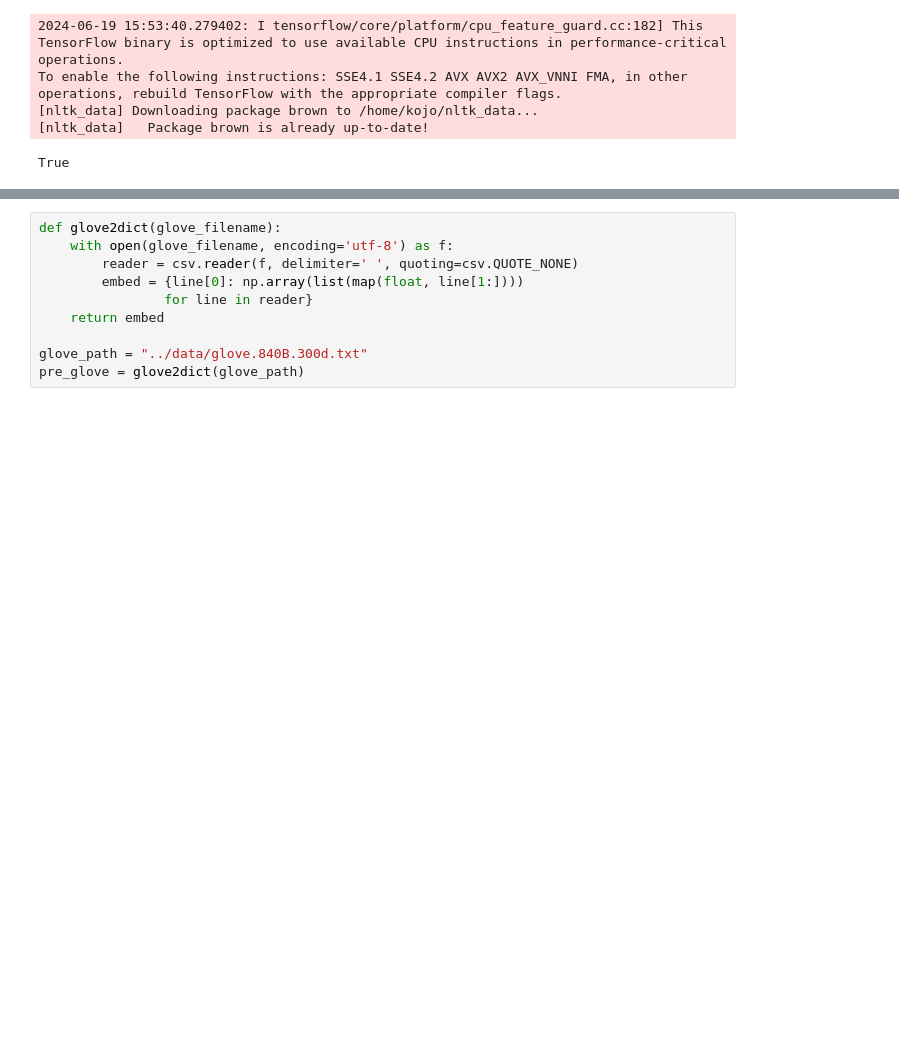
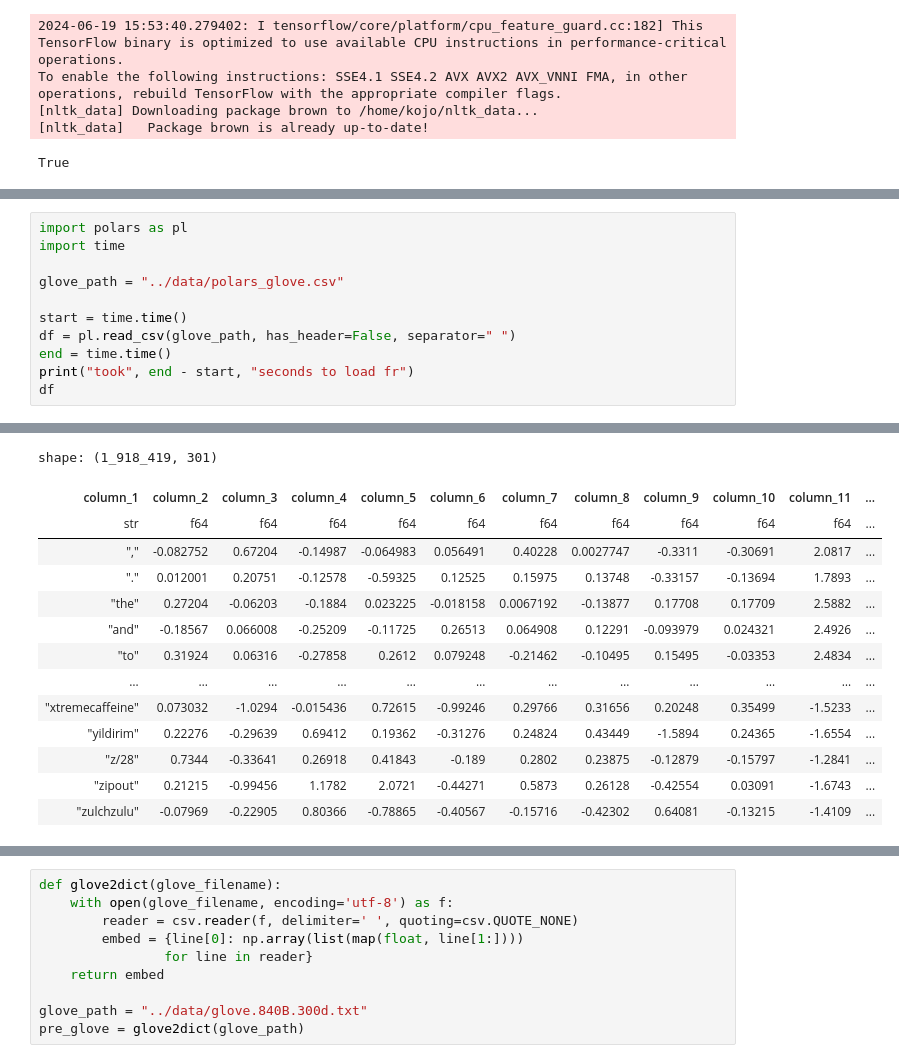
Before and after one commit to Kalamojo/DrQA-Implementation, a Jupyter notebook: src/mitens_test.ipynb, the cells around one changed output, grey strips where cells are left out. Drawn from its saved outputs; the diff is of its cells as text; blank space fills up the shorter version.

```diff
--- a/src/mitens_test.ipynb
+++ b/src/mitens_test.ipynb
@@ -16,0 +62,12 @@ True
+# %%
+import polars as pl
+import time
+
+glove_path = "../data/polars_glove.csv"
+
+start = time.time()
+df = pl.read_csv(glove_path, has_header=False, separator=" ")
+end = time.time()
+print("took", end - start, "seconds to load fr")
+df
+# %% [output]
@@ -16,0 +75,14 @@ True
+shape: (1_918_419, 301)
+| column_1 | column_2 | column_3 | column_4 | column_5 | column_6 | column_7 | column_8 | column_9 | column_10 | column_11 | ... |
+| str | f64 | f64 | f64 | f64 | f64 | f64 | f64 | f64 | f64 | f64 | ... |
+| "," | -0.082752 | 0.67204 | -0.14987 | -0.064983 | 0.056491 | 0.40228 | 0.0027747 | -0.3311 | -0.30691 | 2.0817 | ... |
+| "." | 0.012001 | 0.20751 | -0.12578 | -0.59325 | 0.12525 | 0.15975 | 0.13748 | -0.33157 | -0.13694 | 1.7893 | ... |
+| "the" | 0.27204 | -0.06203 | -0.1884 | 0.023225 | -0.018158 | 0.0067192 | -0.13877 | 0.17708 | 0.17709 | 2.5882 | ... |
+| "and" | -0.18567 | 0.066008 | -0.25209 | -0.11725 | 0.26513 | 0.064908 | 0.12291 | -0.093979 | 0.024321 | 2.4926 | ... |
+| "to" | 0.31924 | 0.06316 | -0.27858 | 0.2612 | 0.079248 | -0.21462 | -0.10495 | 0.15495 | -0.03353 | 2.4834 | ... |
+| … | … | … | … | … | … | … | … | … | … | … | ... |
+| "xtremecaffeine" | 0.073032 | -1.0294 | -0.015436 | 0.72615 | -0.99246 | 0.29766 | 0.31656 | 0.20248 | 0.35499 | -1.5233 | ... |
+| "yildirim" | 0.22276 | -0.29639 | 0.69412 | 0.19362 | -0.31276 | 0.24824 | 0.43449 | -1.5894 | 0.24365 | -1.6554 | ... |
+| "z/28" | 0.7344 | -0.33641 | 0.26918 | 0.41843 | -0.189 | 0.2802 | 0.23875 | -0.12879 | -0.15797 | -1.2841 | ... |
+| "zipout" | 0.21215 | -0.99456 | 1.1782 | 2.0721 | -0.44271 | 0.5873 | 0.26128 | -0.42554 | 0.03091 | -1.6743 | ... |
+| "zulchzulu" | -0.07969 | -0.22905 | 0.80366 | -0.78865 | -0.40567 | -0.15716 | -0.42302 | 0.64081 | -0.13215 | -1.4109 | ... |
```
Also changed, not shown: parts of 11 cells of this notebook, 1 other file.
